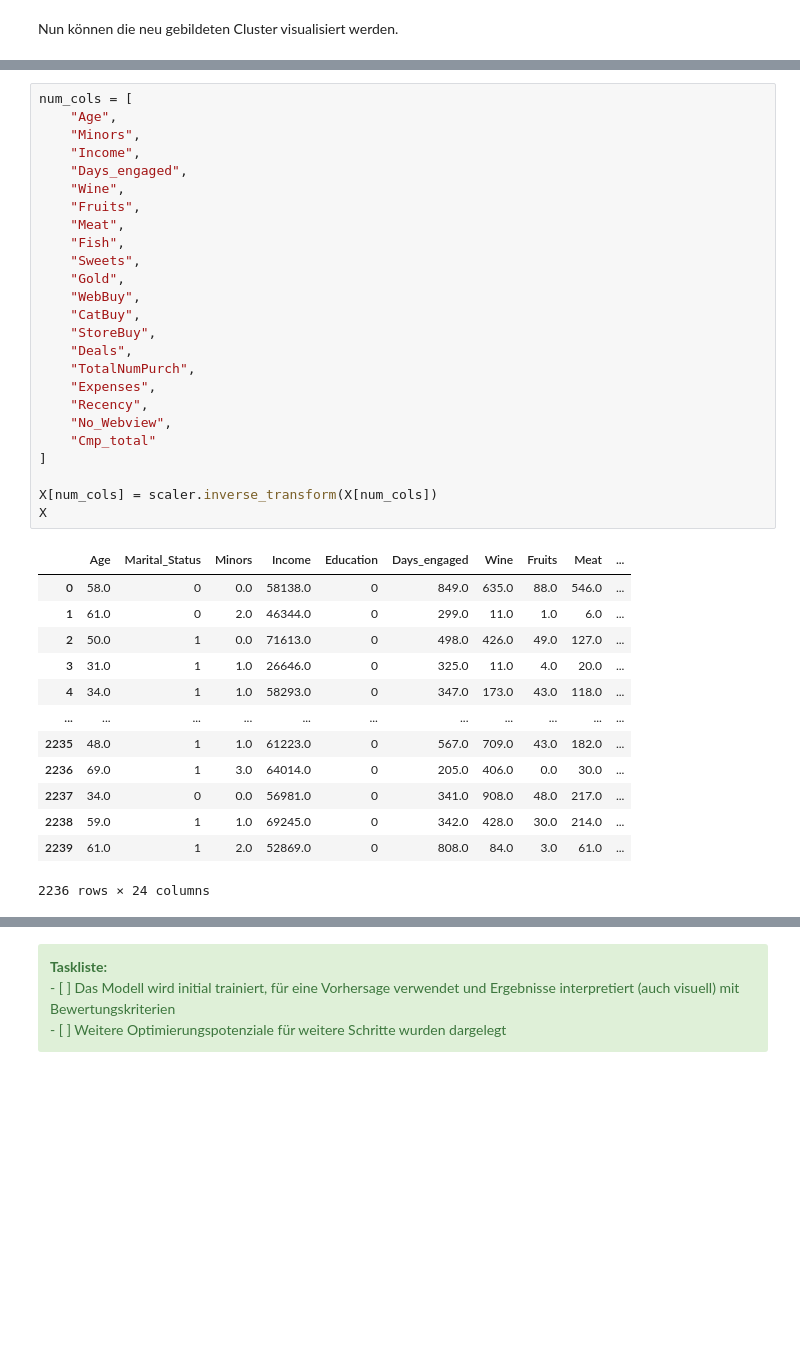
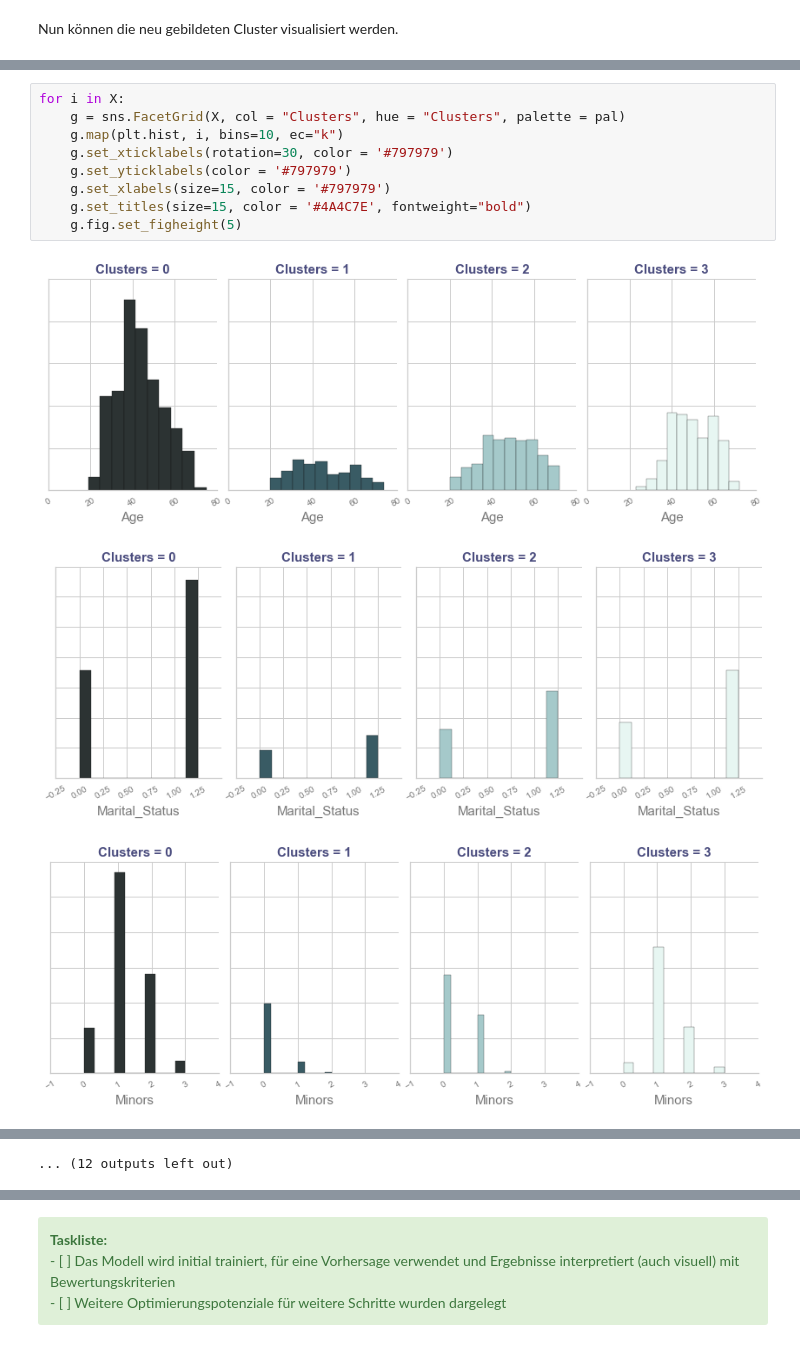
Before and after one commit to Wernsch/pda_customer_personality_analysis, a Jupyter notebook: notebook_custumer-personality-analysis.ipynb, the cells around one changed output, grey strips where cells are left out. Saved outputs shown, nothing was run; the diff lists cells and outputs as text; blank space fills up the shorter version.

```diff
--- a/notebook_custumer-personality-analysis.ipynb
+++ b/notebook_custumer-personality-analysis.ipynb
@@ -1082,39 +1186,13 @@ Text(0.5, 1.0, 'Verteilung der Clusters')
-# %%
-num_cols = [
-    "Age",
-    "Minors",
-    "Income",
-    "Days_engaged",
-    "Wine",
-    "Fruits",
-    "Meat",
-    "Fish",
-    "Sweets",
-    "Gold",
-    "WebBuy",
-    "CatBuy",
-    "StoreBuy",
-    "Deals",
-    "TotalNumPurch",
-    "Expenses",
-    "Recency",
-    "No_Webview",
-    "Cmp_total"
-]
-
-X[num_cols] = scaler.inverse_transform(X[num_cols])
-X
-# %% [output]
-|  | Age | Marital_Status | Minors | Income | Education | Days_engaged | Wine | Fruits | Meat | ... |
-| 0 | 58.0 | 0 | 0.0 | 58138.0 | 0 | 849.0 | 635.0 | 88.0 | 546.0 | ... |
-| 1 | 61.0 | 0 | 2.0 | 46344.0 | 0 | 299.0 | 11.0 | 1.0 | 6.0 | ... |
-| 2 | 50.0 | 1 | 0.0 | 71613.0 | 0 | 498.0 | 426.0 | 49.0 | 127.0 | ... |
-| 3 | 31.0 | 1 | 1.0 | 26646.0 | 0 | 325.0 | 11.0 | 4.0 | 20.0 | ... |
-| 4 | 34.0 | 1 | 1.0 | 58293.0 | 0 | 347.0 | 173.0 | 43.0 | 118.0 | ... |
-| ... | ... | ... | ... | ... | ... | ... | ... | ... | ... | ... |
-| 2235 | 48.0 | 1 | 1.0 | 61223.0 | 0 | 567.0 | 709.0 | 43.0 | 182.0 | ... |
-| 2236 | 69.0 | 1 | 3.0 | 64014.0 | 0 | 205.0 | 406.0 | 0.0 | 30.0 | ... |
-| 2237 | 34.0 | 0 | 0.0 | 56981.0 | 0 | 341.0 | 908.0 | 48.0 | 217.0 | ... |
-| 2238 | 59.0 | 1 | 1.0 | 69245.0 | 0 | 342.0 | 428.0 | 30.0 | 214.0 | ... |
-| 2239 | 61.0 | 1 | 2.0 | 52869.0 | 0 | 808.0 | 84.0 | 3.0 | 61.0 | ... |
-2236 rows × 24 columns
+# %%
+for i in X:
+    g = sns.FacetGrid(X, col = "Clusters", hue = "Clusters", palette = pal)
+    g.map(plt.hist, i, bins=10, ec="k")
+    g.set_xticklabels(rotation=30, color = '#797979')
+    g.set_yticklabels(color = '#797979')
+    g.set_xlabels(size=15, color = '#797979')
+    g.set_titles(size=15, color = '#4A4C7E', fontweight="bold")
+    g.fig.set_figheight(5)
+# %% [output]
+[figure, added]
+[figure, added]
+[figure, added]
@@ -1120,0 +1208 @@ X
+... (12 outputs left out)
```
Also changed, not shown: parts of 68 cells of this notebook.
